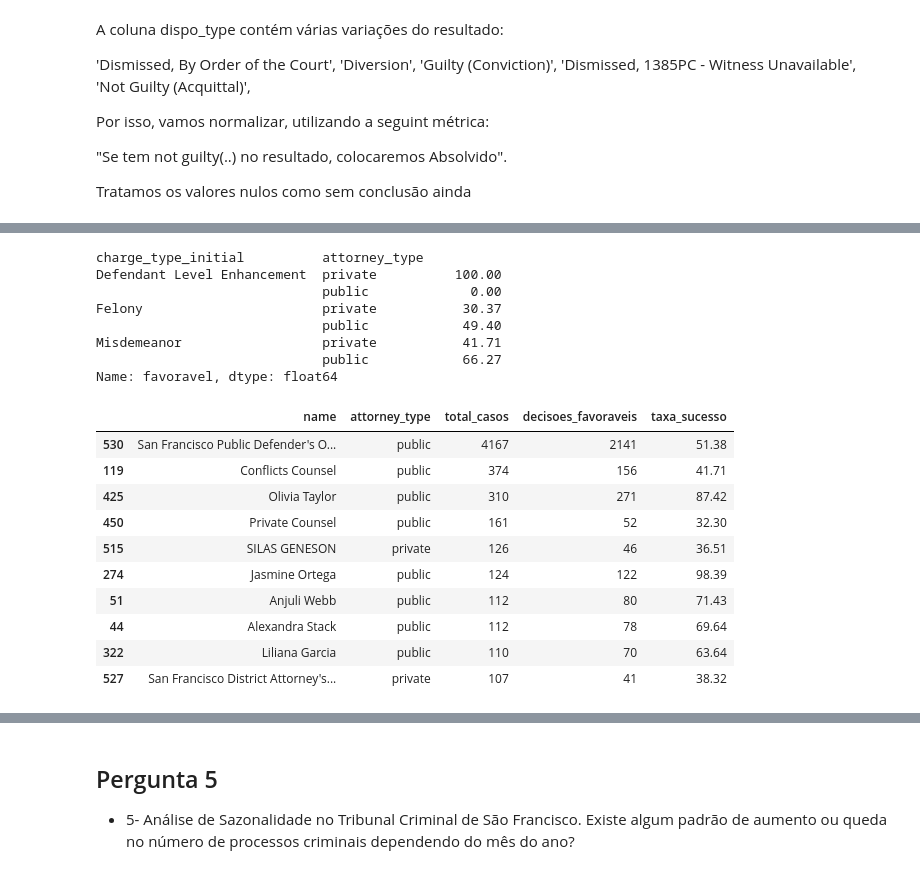
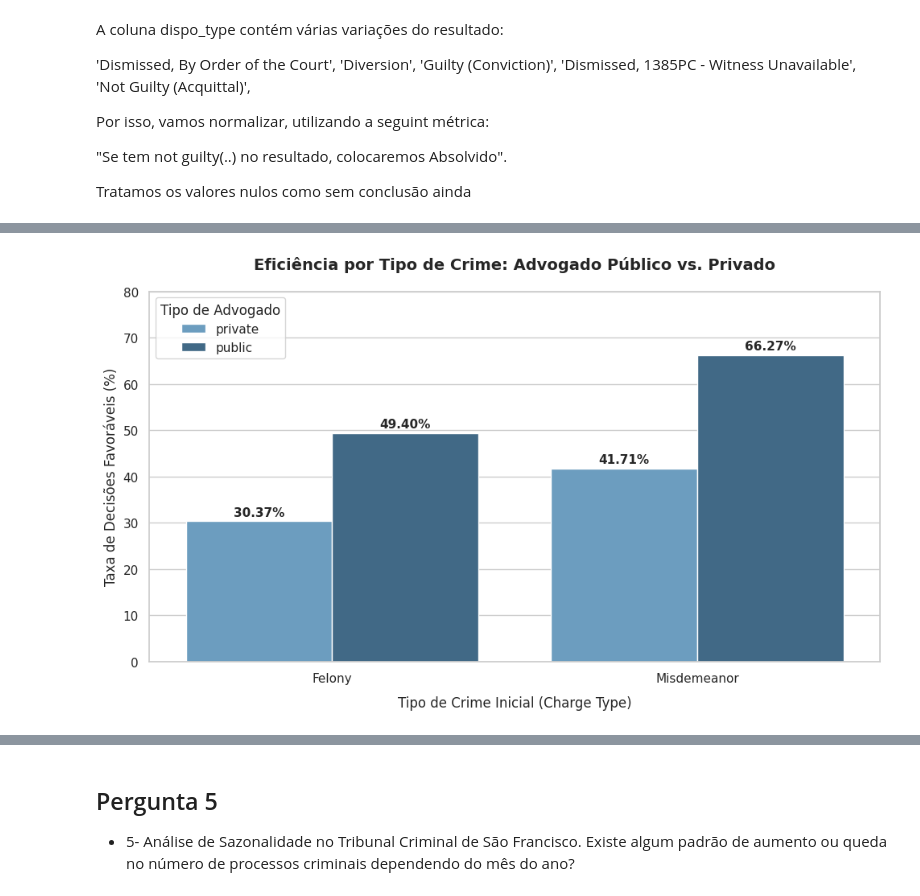
Before and after one commit to Orlandovpjunior/machine_learning, a Jupyter notebook: lab5/notebook.ipynb, the cells around one changed output, grey strips where cells are left out. Cells and saved outputs as stored; diff of their text form; code cells hidden in the pictures.

```diff
--- a/lab5/notebook.ipynb
+++ b/lab5/notebook.ipynb
@@ -1023,32 +1014,43 @@ ranking_advogados = df_casos_unicos.groupby(['name', 'attorney_type']).agg(
 
 ranking_advogados['taxa_sucesso'] = (ranking_advogados['taxa_sucesso'] * 100).round(2)
 # %%
-# Verificando a eficiência separada por tipo de crime e tipo de advogado
 refinamento = df_casos_unicos.groupby(['charge_type_initial', 'attorney_type'])['favoravel'].mean() * 100
-print(refinamento.round(2))
+df_grafico = refinamento.reset_index()
+df_grafico = df_grafico[df_grafico['charge_type_initial'] != 'Defendant Level Enhancement']
+
+sns.set_theme(style="whitegrid")
+plt.figure(figsize=(10, 6))
+
+ax = sns.barplot(
+    x='charge_type_initial',
+    y='favoravel',
+    hue='attorney_type',
+    data=df_grafico,
+    palette='Blues_d'
+)
+
+for p in ax.patches:
+    if p.get_height() > 0:
+        ax.annotate(
+            f"{p.get_height():.2f}%",
+            (p.get_x() + p.get_width() / 2., p.get_height()),
+            ha='center',
+            va='center',
+            xytext=(0, 8),
+            textcoords='offset points',
+            fontsize=11,
+            weight='bold'
+        )
+
+plt.title('Eficiência por Tipo de Crime: Advogado Público vs. Privado', fontsize=14, pad=20, weight='bold')
+plt.xlabel('Tipo de Crime Inicial (Charge Type)', fontsize=12, labelpad=10)
+plt.ylabel('Taxa de Decisões Favoráveis (%)', fontsize=12)
+plt.legend(title='Tipo de Advogado')
+plt.ylim(0, 80)
+plt.tight_layout()
+plt.show()
 # %% [output]
-charge_type_initial          attorney_type
-Defendant Level Enhancement  private          100.00
-                             public             0.00
-Felony                       private           30.37
-                             public            49.40
-Misdemeanor                  private           41.71
-                             public            66.27
-Name: favoravel, dtype: float64
+[figure, added]
-# %%
-ranking_advogados.sort_values('total_casos', ascending=False).head(10)
-# %% [output]
-|  | name | attorney_type | total_casos | decisoes_favoraveis | taxa_sucesso |
-| 530 | San Francisco Public Defender's O... | public | 4167 | 2141 | 51.38 |
-| 119 | Conflicts Counsel | public | 374 | 156 | 41.71 |
-| 425 | Olivia Taylor | public | 310 | 271 | 87.42 |
-| 450 | Private Counsel | public | 161 | 52 | 32.30 |
-| 515 | SILAS GENESON | private | 126 | 46 | 36.51 |
-| 274 | Jasmine Ortega | public | 124 | 122 | 98.39 |
-| 51 | Anjuli Webb | public | 112 | 80 | 71.43 |
-| 44 | Alexandra Stack | public | 112 | 78 | 69.64 |
-| 322 | Liliana Garcia | public | 110 | 70 | 63.64 |
-| 527 | San Francisco District Attorney's... | private | 107 | 41 | 38.32 |
 # %%
 comparacao_geral = df_casos_unicos.groupby('attorney_type').agg(
     total_casos_geral=('favoravel', 'count'),
```
Also changed, not shown: parts of 2 cells of this notebook.
